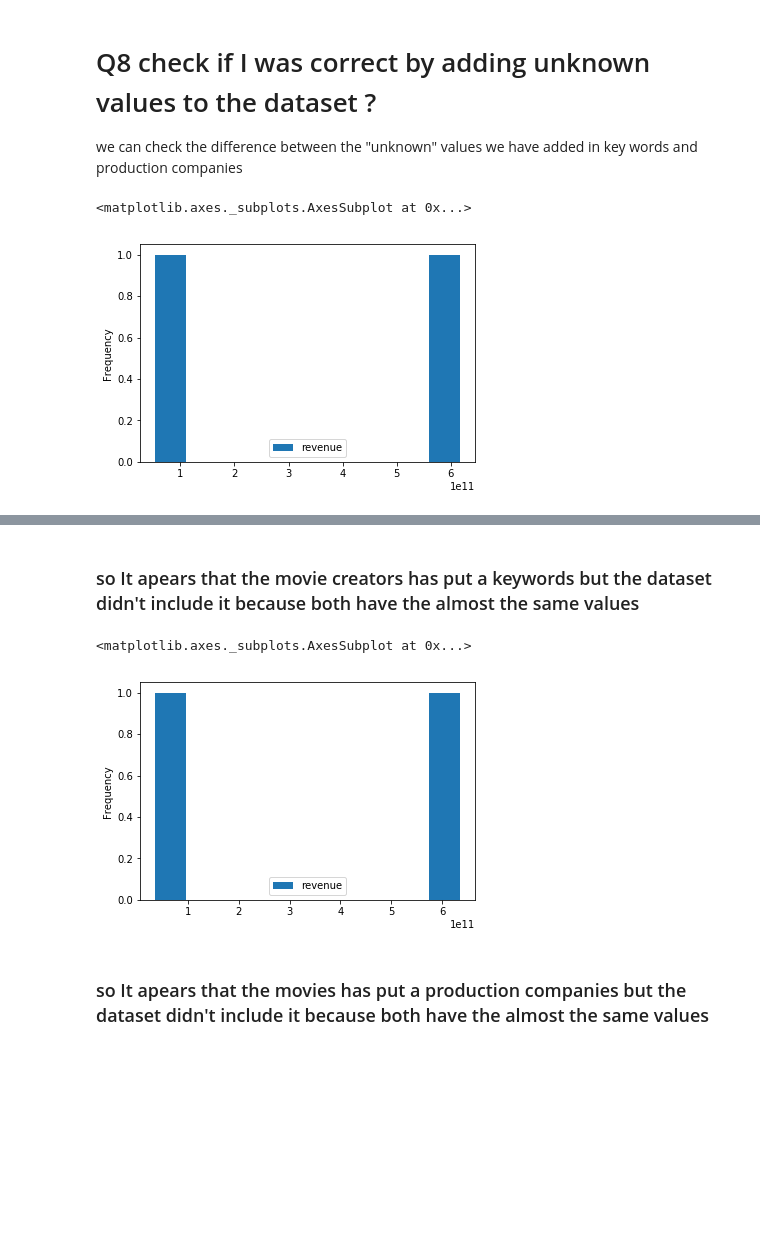
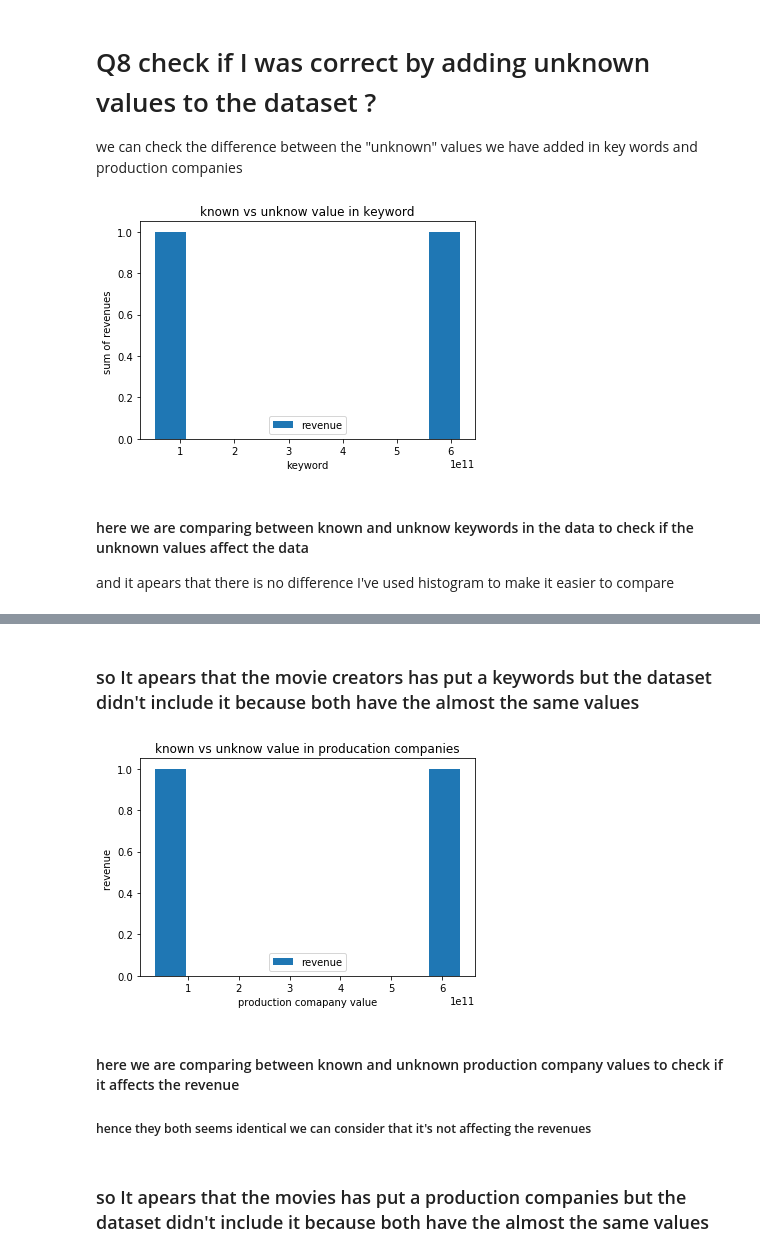
Before and after one commit to zeyad3ezzat/Advanced-data-analysis, a Jupyter notebook: investigate data set/Investigate_a_Dataset.ipynb, the cells around one changed output, grey strips where cells are left out. Drawn from its saved outputs; the diff is of its cells as text; code cells hidden in the pictures; blank space fills up the shorter version.

```diff
--- a/investigate data set/Investigate_a_Dataset.ipynb
+++ b/investigate data set/Investigate_a_Dataset.ipynb
@@ -386,0 +384,5 @@ mean_revenue.plot(x='release_year',y='revenue')# this totally positive cor
+# %%
+def plot_graph(table,x,y,x_label,y_label,title,kind="line"):
+    table.plot(x=x,y=y,title=title,kind=kind)
+    plt.xlabel(x_label)
+    plt.ylabel(y_label)
@@ -532,12 +555,18 @@ we can check the difference between the "unknown" values we have added in  key w
 # %%
 # mean_vote_for_director=data.groupby('release_year').sum().reset_index()
 data["keyword_unknown"]=data["keywords"]=="unknown"
 data["keyword_unknown"]=data["keyword_unknown"].astype(int)
 keyword_effectivness=data.groupby('keyword_unknown').sum().reset_index()
-keyword_effectivness.plot(x="keyword_unknown",y="revenue",kind="hist")
+keyword_effectivness
+# keyword_effectivness.plot(x="keyword_unknown",y="revenue",xlabel="known vs unknown",ylabel="revenue"kind="hist")
+plot_graph(table=keyword_effectivness,x='keyword_unknown',y='revenue',x_label="keyword",y_label="sum of revenues ",title="known vs unknow value in keyword",kind='hist')
 # %% [output]
-<matplotlib.axes._subplots.AxesSubplot at 0x...>
-[figure, old version]
+[figure, new version]
+# %% [markdown]
+#### here we are comparing between known and unknow keywords  in the data to check if the unknown values affect the data
+
+and it apears that there is no difference
+I've used histogram to make it easier to compare
 # %%
 keyword_effectivness
 # %% [output]
@@ -549,12 +578,19 @@ keyword_effectivness
 # %%
 # production companies
 data["unknown companies"]=data["production_companies"]=="unknown"
-data["unknown companies"]=data["unknown companies"].astype(int)
+# data["unknown companies"]=data["unknown companies"]
 keyword_effectivness=data.groupby('unknown companies').sum().reset_index()
-keyword_effectivness.plot(x="unknown companies",y="revenue",kind="hist")
+mapping={0:False,1:True}
+keyword_effectivness["unknown companies"].map(mapping)
+# keyword_effectivness
+# keyword_effectivness.plot(x="unknown companies",y="revenue",kind="hist")
+plot_graph(table=keyword_effectivness,x='unknown companies',y='revenue',x_label="production comapany value",y_label="revenue ",title="known vs unknow value in producation companies",kind='hist')
 # %% [output]
-<matplotlib.axes._subplots.AxesSubplot at 0x...>
-[figure, old version]
+[figure, new version]
+# %% [markdown]
+#### here we are comparing between known and unknown production company values to check if it affects the revenue
+
+##### hence they both seems identical we can consider that it's not affecting the revenues
 # %% [markdown]
 ### so It apears that the movies has put a production companies but the dataset didn't include it because both have the almost the same values
 # %% [markdown]
```
Also changed, not shown: parts of 15 cells of this notebook, 1 other file.
